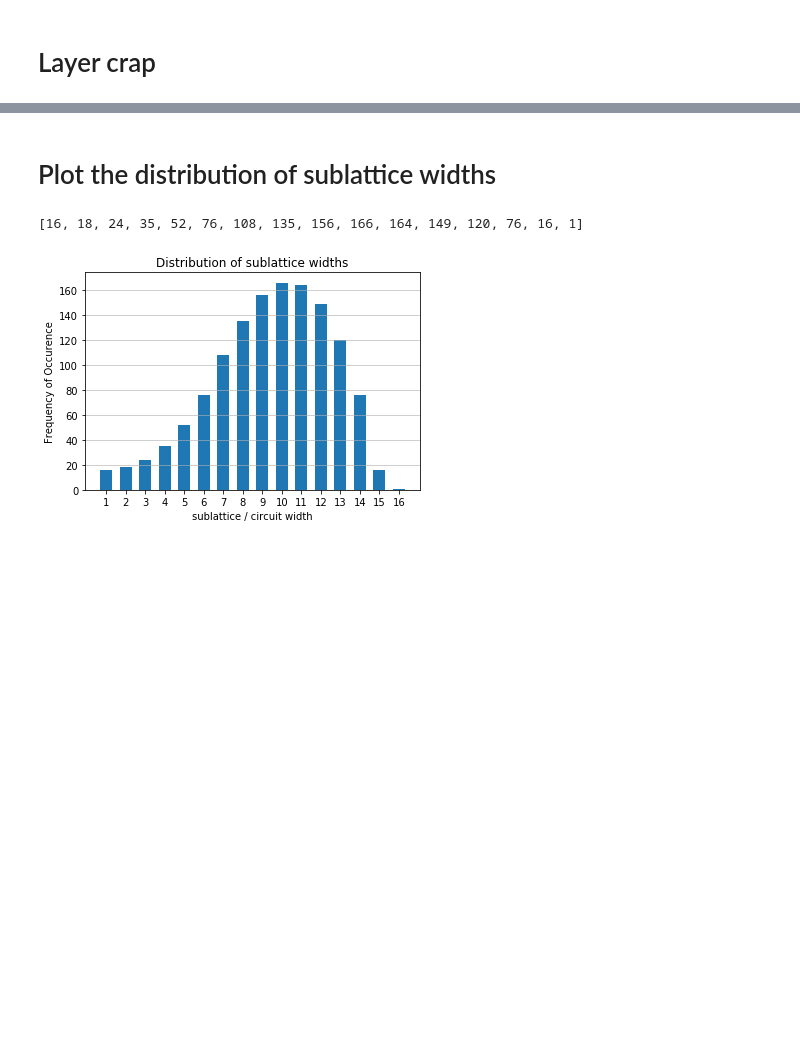
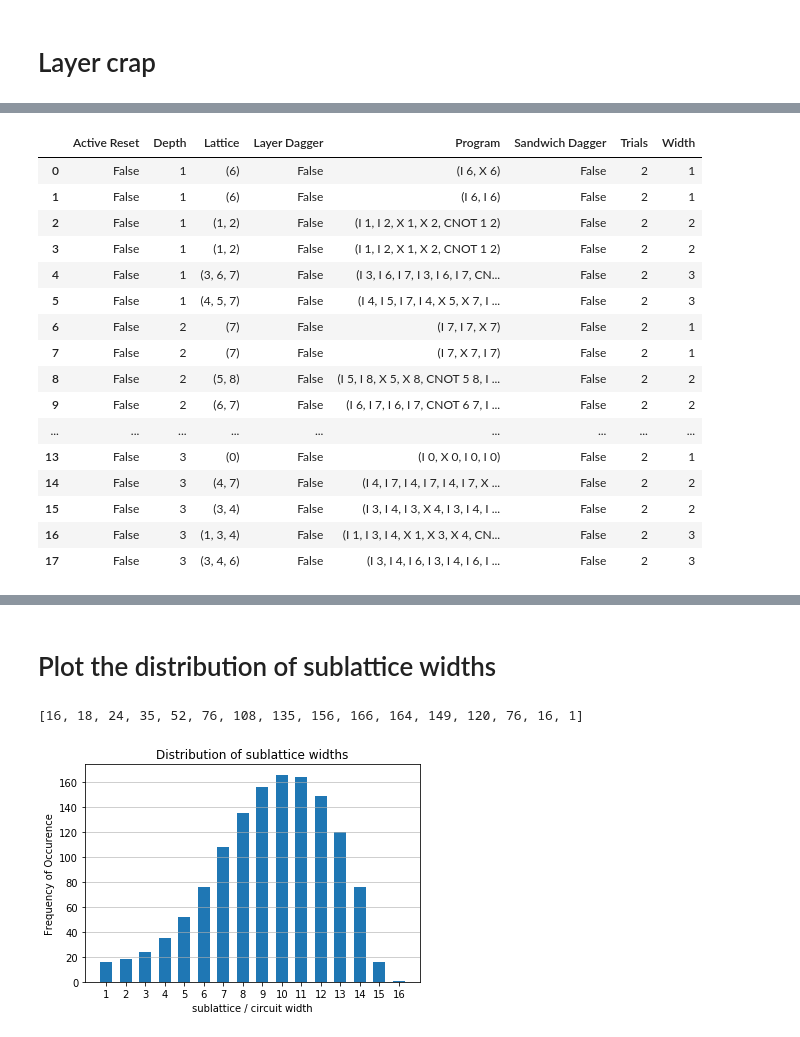
Before and after one commit to rigetti/forest-benchmarking, a Jupyter notebook: examples/circuit_testing_josh.ipynb, the cells around one changed output, grey strips where cells are left out. Saved outputs shown, nothing was run; the diff lists cells and outputs as text; code cells hidden in the pictures; blank space fills up the shorter version.

```diff
--- a/examples/circuit_testing_josh.ipynb
+++ b/examples/circuit_testing_josh.ipynb
@@ -55,4 +55,7 @@ G = qc_perfect.qubit_topology()
 # %%
 one_q_gates = [X,Z,I]
 two_q_gates = [two_q_id,CZ]
+
+one_c_gates = [X,I]
+two_c_gates = [two_q_id,CNOT]
 # %%
@@ -153,26 +101 @@ def circuit_sandwich_clifford(bm: BenchmarkConnection,
-# %%
-def circuit_sandwich_rand_gates(graph: nx.Graph,
-                                depth: int,
-                                one_q_gates,
-                                two_q_gates,
-                                layer_dagger:bool = False,
-                                sandwich_dagger:bool = False):
-    total_prog = Program()
-    total_prog += pre_trival(graph)
-
-    if sandwich_dagger:
-        depth = int(np.floor(depth/2))
-
-    layer_progs = Program()
-    for ddx in range(1, depth + 1):
-        layer_progs += layer_1q_and_2q_rand_gates(graph,
-                                                  one_q_gates,
-                                                  two_q_gates,
-                                                  layer_dagger)
-    if sandwich_dagger:
-        layer_progs += layer_progs.dagger()
-
-    total_prog += layer_progs
-    total_prog += post_trival()
-    return total_prog,
 # %%
@@ -246,0 +103,35 @@ def generate_sandwich_circuits_experiments(qc_noisy: QuantumComputer,
+# %%
+from functools import partial
+
+circuit_depth = 3
+circuit_width = 3
+circuit_sandwich = partial(circuit_sandwich_rand_gates,
+                           one_q_gates = one_c_gates,
+                           two_q_gates = two_c_gates)
+layer_dagger = False
+sandwich_dagger = False
+num_rand_subgraphs = 2
+num_shots_per_circuit = 2
+use_active_reset= False
+# %%
+exp = generate_sandwich_circuits_experiments(qc_noisy,circuit_depth,circuit_width, circuit_sandwich, layer_dagger, sandwich_dagger, num_rand_subgraphs, num_shots_per_circuit, use_active_reset)
+# %%
+exp
+# %% [output]
+|  | Active Reset | Depth | Lattice | Layer Dagger | Program | Sandwich Dagger | Trials | Width |
+| 0 | False | 1 | (6) | False | (I 6, X 6) | False | 2 | 1 |
+| 1 | False | 1 | (6) | False | (I 6, I 6) | False | 2 | 1 |
+| 2 | False | 1 | (1, 2) | False | (I 1, I 2, X 1, X 2, CNOT 1 2) | False | 2 | 2 |
+| 3 | False | 1 | (1, 2) | False | (I 1, I 2, X 1, X 2, CNOT 1 2) | False | 2 | 2 |
+| 4 | False | 1 | (3, 6, 7) | False | (I 3, I 6, I 7, I 3, I 6, I 7, CN... | False | 2 | 3 |
+| 5 | False | 1 | (4, 5, 7) | False | (I 4, I 5, I 7, I 4, X 5, X 7, I ... | False | 2 | 3 |
+| 6 | False | 2 | (7) | False | (I 7, I 7, X 7) | False | 2 | 1 |
+| 7 | False | 2 | (7) | False | (I 7, X 7, I 7) | False | 2 | 1 |
+| 8 | False | 2 | (5, 8) | False | (I 5, I 8, X 5, X 8, CNOT 5 8, I ... | False | 2 | 2 |
+| 9 | False | 2 | (6, 7) | False | (I 6, I 7, I 6, I 7, CNOT 6 7, I ... | False | 2 | 2 |
+| ... | ... | ... | ... | ... | ... | ... | ... | ... |
+| 13 | False | 3 | (0) | False | (I 0, X 0, I 0, I 0) | False | 2 | 1 |
+| 14 | False | 3 | (4, 7) | False | (I 4, I 7, I 4, I 7, I 4, I 7, X ... | False | 2 | 2 |
+| 15 | False | 3 | (3, 4) | False | (I 3, I 4, I 3, X 4, I 3, I 4, I ... | False | 2 | 2 |
+| 16 | False | 3 | (1, 3, 4) | False | (I 1, I 3, I 4, X 1, X 3, X 4, CN... | False | 2 | 3 |
+| 17 | False | 3 | (3, 4, 6) | False | (I 3, I 4, I 6, I 3, I 4, I 6, I ... | False | 2 | 3 |
```
Also changed, not shown: parts of 14 cells of this notebook, 1 other file.
